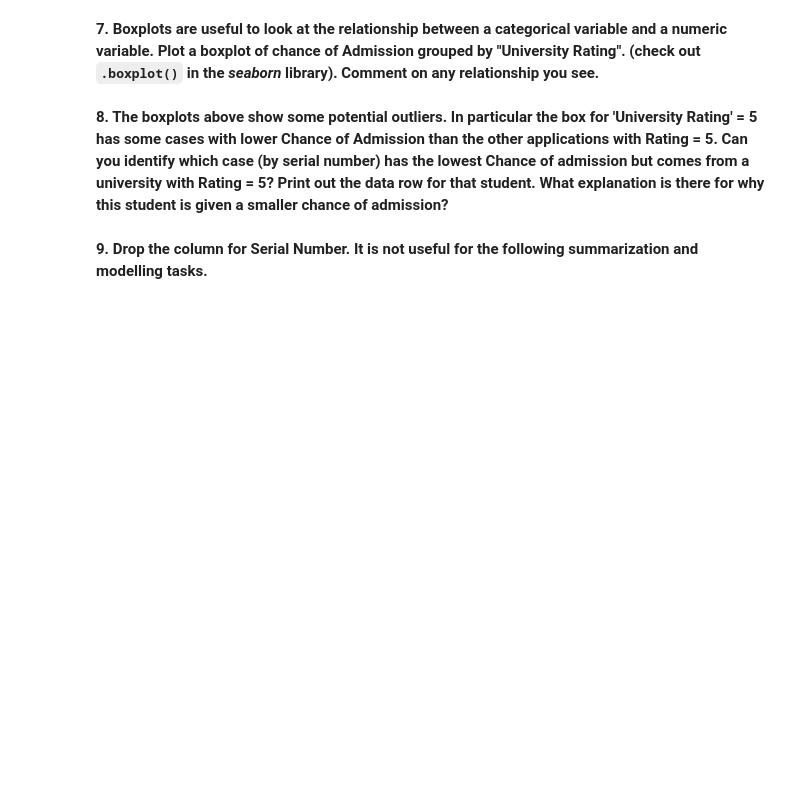
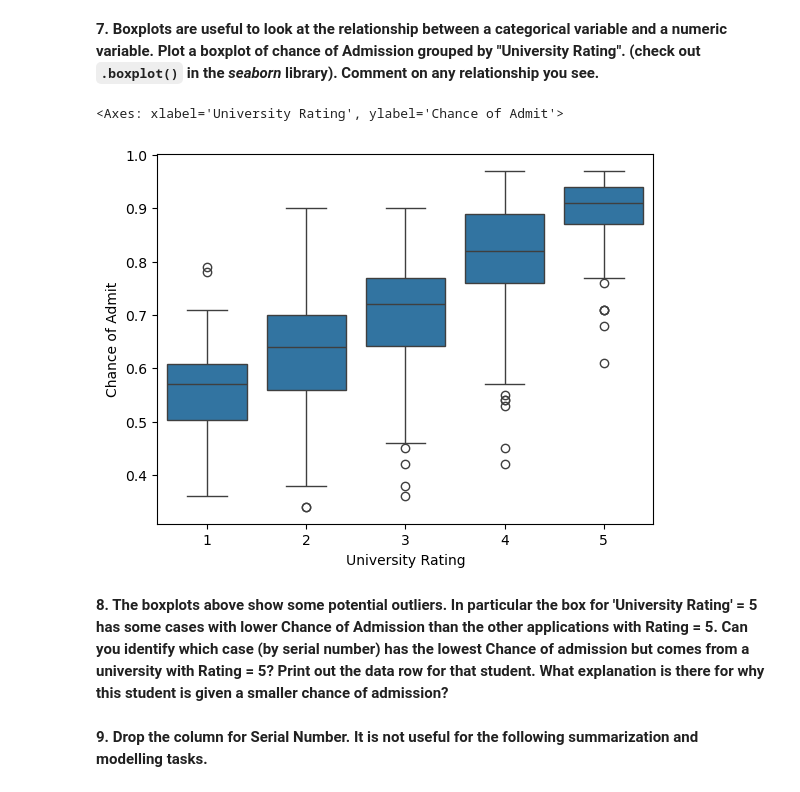
Before and after one commit to chrismji/Datasci-and-Ai-in-Bus, a Jupyter notebook: hw2.ipynb, the cells around one changed output. Cells and saved outputs as stored; diff of their text form; code cells hidden in the pictures; blank space fills up the shorter version.

```diff
--- a/hw2.ipynb
+++ b/hw2.ipynb
@@ -63,5 +129,10 @@ admissions=pd.read_csv(NAME_OF_YOUR_FILE)
 # %% [markdown]
 **7. Boxplots are useful to look at the relationship between a categorical variable and a numeric variable. Plot a boxplot of chance of Admission grouped by "University Rating". (check out `.boxplot()` in the *seaborn* library).  Comment on any relationship you see.**
+# %%
+sns.boxplot(data=df, y='Chance of Admit', x='University Rating')
+# %% [output]
+<Axes: xlabel='University Rating', ylabel='Chance of Admit'>
+[figure, added]
 # %% [markdown]
 **8. The boxplots above show some potential outliers.  In particular the box for 'University Rating' = 5 has some cases with lower Chance of Admission than the other applications with Rating = 5. Can you identify which case (by serial number) has the lowest Chance of admission but comes from a university with Rating = 5? Print out the data row for that student. What explanation is there  for why this student is given a smaller chance of admission?**
 # %% [markdown]
```
Also changed, not shown: parts of 11 cells of this notebook.
